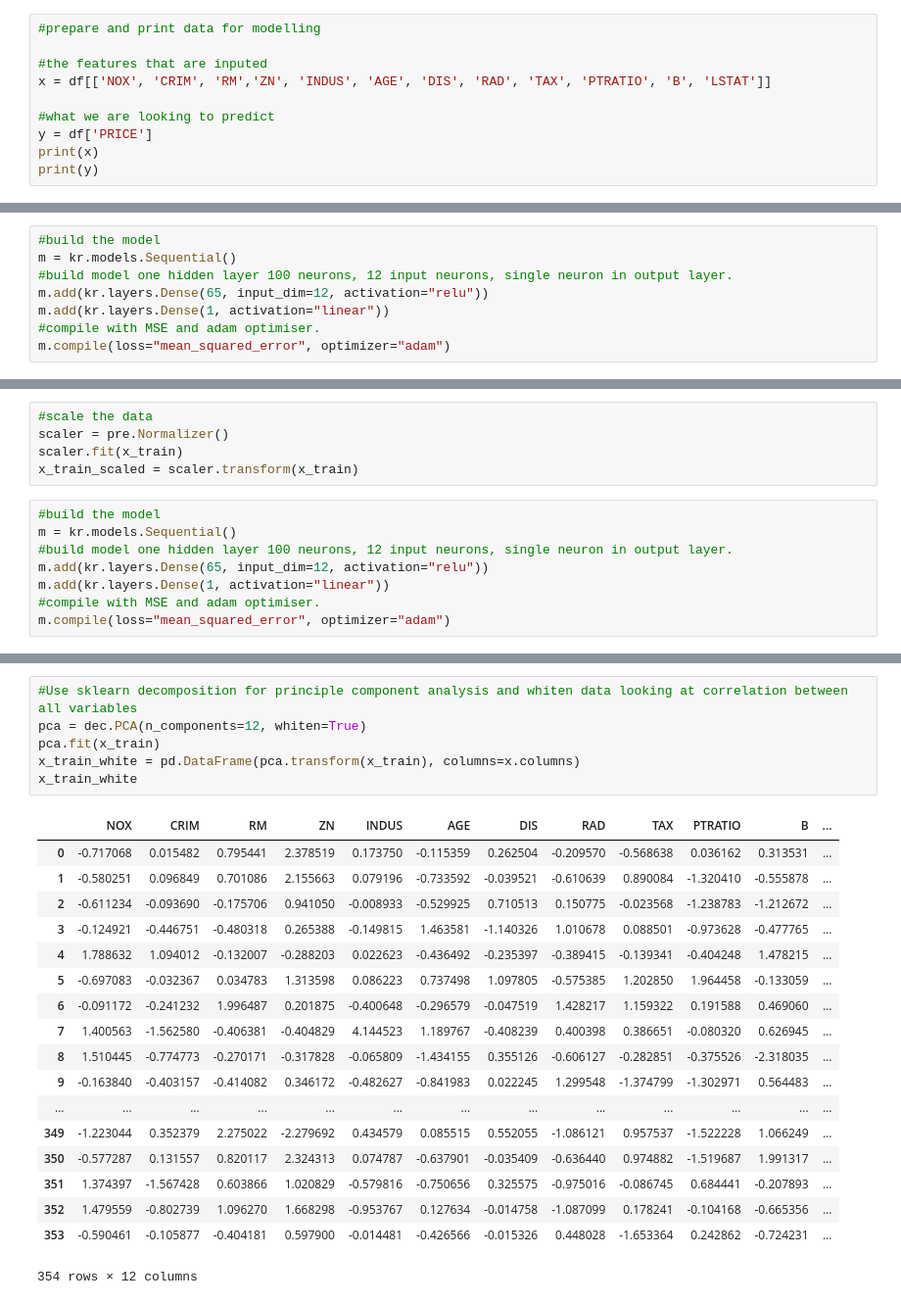
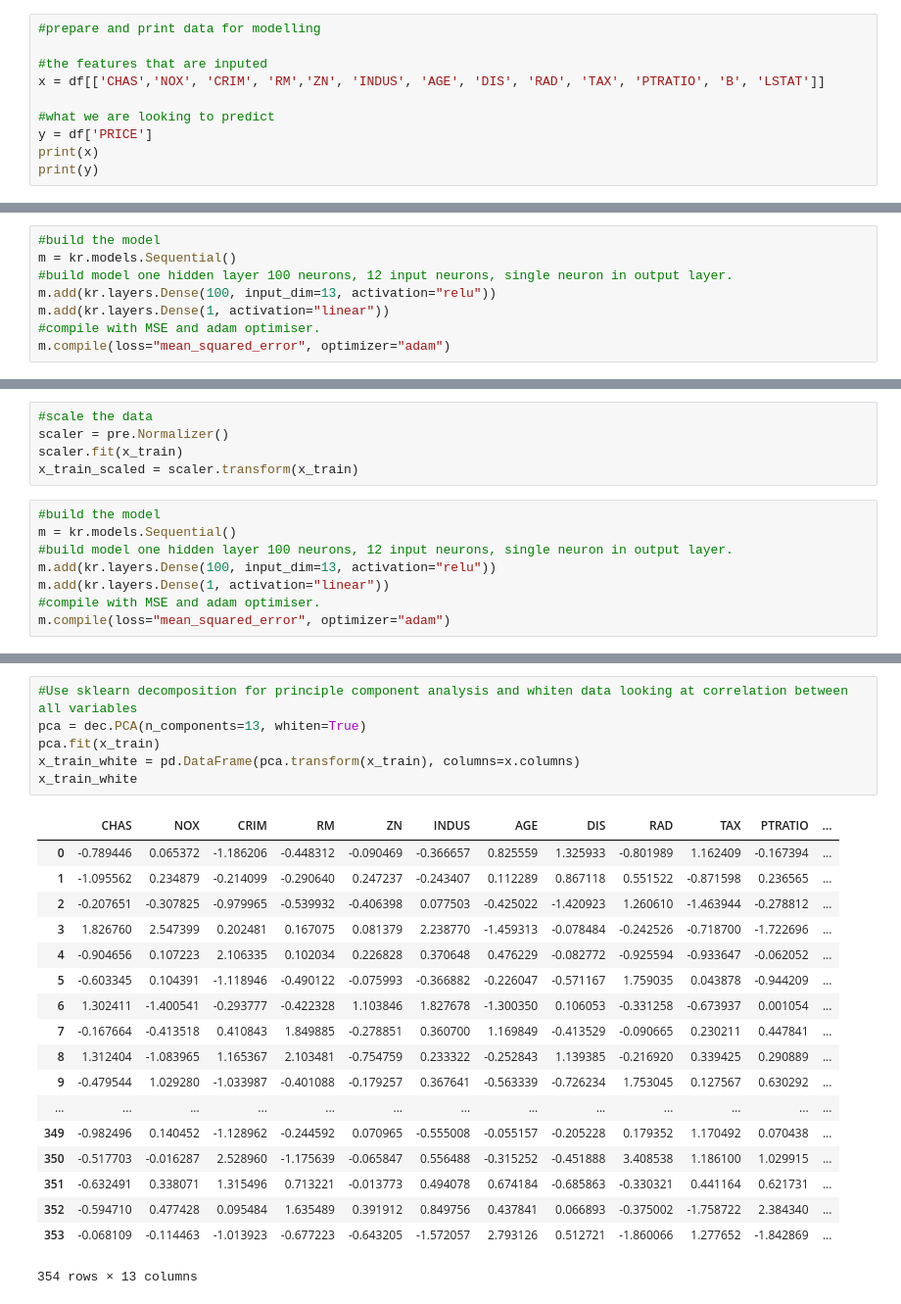
Before and after one commit to GregFee/machinelearning_assessment, a Jupyter notebook: Boston Data.ipynb, the cells around one changed output, grey strips where cells are left out. Shown at 98% size. Saved outputs shown, nothing was run; the diff lists cells and outputs as text.

```diff
--- a/Boston Data.ipynb
+++ b/Boston Data.ipynb
@@ -245,7 +251,7 @@ Name: PRICE, dtype: float64
 #prepare and print data for modelling
 
 #the features that are inputed
-x = df[['NOX', 'CRIM', 'RM','ZN', 'INDUS', 'AGE', 'DIS', 'RAD', 'TAX', 'PTRATIO', 'B', 'LSTAT']]
+x = df[['CHAS','NOX', 'CRIM', 'RM','ZN', 'INDUS', 'AGE', 'DIS', 'RAD', 'TAX', 'PTRATIO', 'B', 'LSTAT']]
 
 #what we are looking to predict
 y = df['PRICE']
@@ -276,7 +282,7 @@ x_train, x_test, y_train, y_test = mod.train_test_split(x, y, test_size=0.3)
 #build the model
 m = kr.models.Sequential()
 #build model one hidden layer 100 neurons, 12 input neurons, single neuron in output layer.
-m.add(kr.layers.Dense(65, input_dim=12, activation="relu"))
+m.add(kr.layers.Dense(100, input_dim=13, activation="relu"))
 m.add(kr.layers.Dense(1, activation="linear"))
 #compile with MSE and adam optimiser.
 m.compile(loss="mean_squared_error", optimizer="adam")
@@ -353,7 +359,7 @@ x_train_scaled = scaler.transform(x_train)
 #build the model
 m = kr.models.Sequential()
 #build model one hidden layer 100 neurons, 12 input neurons, single neuron in output layer.
-m.add(kr.layers.Dense(65, input_dim=12, activation="relu"))
+m.add(kr.layers.Dense(100, input_dim=13, activation="relu"))
 m.add(kr.layers.Dense(1, activation="linear"))
 #compile with MSE and adam optimiser.
 m.compile(loss="mean_squared_error", optimizer="adam")
@@ -425,28 +431,28 @@ Result after scaling is 41.389611896715664
 # %%
 #Use sklearn decomposition for principle component analysis and whiten data looking at correlation between all variables
-pca = dec.PCA(n_components=12, whiten=True)
+pca = dec.PCA(n_components=13, whiten=True)
 pca.fit(x_train)
 x_train_white = pd.DataFrame(pca.transform(x_train), columns=x.columns)
 x_train_white
 # %% [output]
-|  | NOX | CRIM | RM | ZN | INDUS | AGE | DIS | RAD | TAX | PTRATIO | B | ... |
-| 0 | -0.717068 | 0.015482 | 0.795441 | 2.378519 | 0.173750 | -0.115359 | 0.262504 | -0.209570 | -0.568638 | 0.036162 | 0.313531 | ... |
-| 1 | -0.580251 | 0.096849 | 0.701086 | 2.155663 | 0.079196 | -0.733592 | -0.039521 | -0.610639 | 0.890084 | -1.320410 | -0.555878 | ... |
-| 2 | -0.611234 | -0.093690 | -0.175706 | 0.941050 | -0.008933 | -0.529925 | 0.710513 | 0.150775 | -0.023568 | -1.238783 | -1.212672 | ... |
-| 3 | -0.124921 | -0.446751 | -0.480318 | 0.265388 | -0.149815 | 1.463581 | -1.140326 | 1.010678 | 0.088501 | -0.973628 | -0.477765 | ... |
-| 4 | 1.788632 | 1.094012 | -0.132007 | -0.288203 | 0.022623 | -0.436492 | -0.235397 | -0.389415 | -0.139341 | -0.404248 | 1.478215 | ... |
-| 5 | -0.697083 | -0.032367 | 0.034783 | 1.313598 | 0.086223 | 0.737498 | 1.097805 | -0.575385 | 1.202850 | 1.964458 | -0.133059 | ... |
-| 6 | -0.091172 | -0.241232 | 1.996487 | 0.201875 | -0.400648 | -0.296579 | -0.047519 | 1.428217 | 1.159322 | 0.191588 | 0.469060 | ... |
-| 7 | 1.400563 | -1.562580 | -0.406381 | -0.404829 | 4.144523 | 1.189767 | -0.408239 | 0.400398 | 0.386651 | -0.080320 | 0.626945 | ... |
-| 8 | 1.510445 | -0.774773 | -0.270171 | -0.317828 | -0.065809 | -1.434155 | 0.355126 | -0.606127 | -0.282851 | -0.375526 | -2.318035 | ... |
-| 9 | -0.163840 | -0.403157 | -0.414082 | 0.346172 | -0.482627 | -0.841983 | 0.022245 | 1.299548 | -1.374799 | -1.302971 | 0.564483 | ... |
+|  | CHAS | NOX | CRIM | RM | ZN | INDUS | AGE | DIS | RAD | TAX | PTRATIO | ... |
+| 0 | -0.789446 | 0.065372 | -1.186206 | -0.448312 | -0.090469 | -0.366657 | 0.825559 | 1.325933 | -0.801989 | 1.162409 | -0.167394 | ... |
+| 1 | -1.095562 | 0.234879 | -0.214099 | -0.290640 | 0.247237 | -0.243407 | 0.112289 | 0.867118 | 0.551522 | -0.871598 | 0.236565 | ... |
+| 2 | -0.207651 | -0.307825 | -0.979965 | -0.539932 | -0.406398 | 0.077503 | -0.425022 | -1.420923 | 1.260610 | -1.463944 | -0.278812 | ... |
+| 3 | 1.826760 | 2.547399 | 0.202481 | 0.167075 | 0.081379 | 2.238770 | -1.459313 | -0.078484 | -0.242526 | -0.718700 | -1.722696 | ... |
+| 4 | -0.904656 | 0.107223 | 2.106335 | 0.102034 | 0.226828 | 0.370648 | 0.476229 | -0.082772 | -0.925594 | -0.933647 | -0.062052 | ... |
+| 5 | -0.603345 | 0.104391 | -1.118946 | -0.490122 | -0.075993 | -0.366882 | -0.226047 | -0.571167 | 1.759035 | 0.043878 | -0.944209 | ... |
+| 6 | 1.302411 | -1.400541 | -0.293777 | -0.422328 | 1.103846 | 1.827678 | -1.300350 | 0.106053 | -0.331258 | -0.673937 | 0.001054 | ... |
+| 7 | -0.167664 | -0.413518 | 0.410843 | 1.849885 | -0.278851 | 0.360700 | 1.169849 | -0.413529 | -0.090665 | 0.230211 | 0.447841 | ... |
+| 8 | 1.312404 | -1.083965 | 1.165367 | 2.103481 | -0.754759 | 0.233322 | -0.252843 | 1.139385 | -0.216920 | 0.339425 | 0.290889 | ... |
+| 9 | -0.479544 | 1.029280 | -1.033987 | -0.401088 | -0.179257 | 0.367641 | -0.563339 | -0.726234 | 1.753045 | 0.127567 | 0.630292 | ... |
 | ... | ... | ... | ... | ... | ... | ... | ... | ... | ... | ... | ... | ... |
-| 349 | -1.223044 | 0.352379 | 2.275022 | -2.279692 | 0.434579 | 0.085515 | 0.552055 | -1.086121 | 0.957537 | -1.522228 | 1.066249 | ... |
-| 350 | -0.577287 | 0.131557 | 0.820117 | 2.324313 | 0.074787 | -0.637901 | -0.035409 | -0.636440 | 0.974882 | -1.519687 | 1.991317 | ... |
-| 351 | 1.374397 | -1.567428 | 0.603866 | 1.020829 | -0.579816 | -0.750656 | 0.325575 | -0.975016 | -0.086745 | 0.684441 | -0.207893 | ... |
-| 352 | 1.479559 | -0.802739 | 1.096270 | 1.668298 | -0.953767 | 0.127634 | -0.014758 | -1.087099 | 0.178241 | -0.104168 | -0.665356 | ... |
-| 353 | -0.590461 | -0.105877 | -0.404181 | 0.597900 | -0.014481 | -0.426566 | -0.015326 | 0.448028 | -1.653364 | 0.242862 | -0.724231 | ... |
+| 349 | -0.982496 | 0.140452 | -1.128962 | -0.244592 | 0.070965 | -0.555008 | -0.055157 | -0.205228 | 0.179352 | 1.170492 | 0.070438 | ... |
+| 350 | -0.517703 | -0.016287 | 2.528960 | -1.175639 | -0.065847 | 0.556488 | -0.315252 | -0.451888 | 3.408538 | 1.186100 | 1.029915 | ... |
+| 351 | -0.632491 | 0.338071 | 1.315496 | 0.713221 | -0.013773 | 0.494078 | 0.674184 | -0.685863 | -0.330321 | 0.441164 | 0.621731 | ... |
+| 352 | -0.594710 | 0.477428 | 0.095484 | 1.635489 | 0.391912 | 0.849756 | 0.437841 | 0.066893 | -0.375002 | -1.758722 | 2.384340 | ... |
+| 353 | -0.068109 | -0.114463 | -1.013923 | -0.677223 | -0.643205 | -1.572057 | 2.793126 | 0.512721 | -1.860066 | 1.277652 | -1.842869 | ... |
-354 rows × 12 columns
+354 rows × 13 columns
 # %%
 #build the model
 m = kr.models.Sequential()
```
Also changed, not shown: parts of 29 cells of this notebook.
